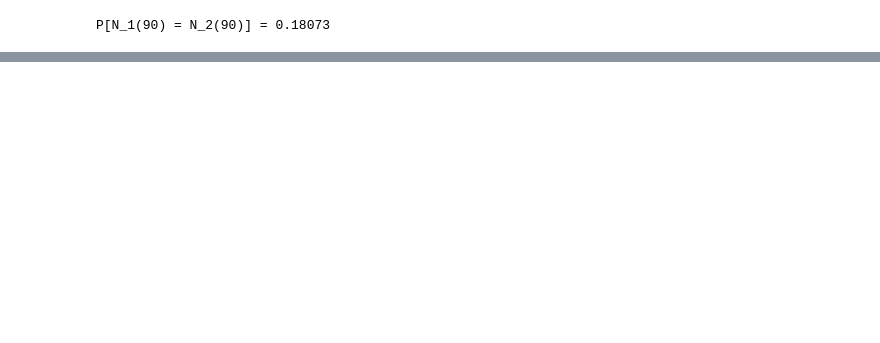
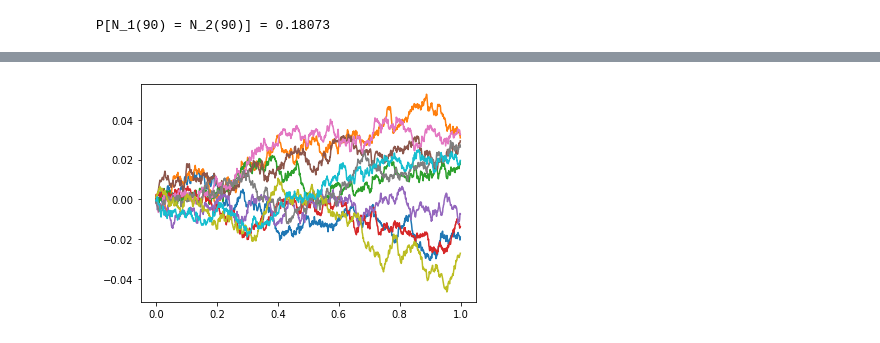
Before and after one commit to Ocete/mcd-pe-continuo, a Jupyter notebook: P1/ejercicios.ipynb, the cells around one changed output, grey strips where cells are left out. Saved outputs shown, nothing was run; the diff lists cells and outputs as text; code cells hidden in the pictures; blank space fills up the shorter version.

```diff
--- a/P1/ejercicios.ipynb
+++ b/P1/ejercicios.ipynb
@@ -496,0 +497,14 @@ where we used $\mathbb E [ W(t) ] = 0$ and $\text{Var} [ W(t) ] = $ for all $t \
+# %%
+def simulate_wiener_process(initial_value=0, t0=0, t1=1, delta_t=0.001, n_processes=1):
+    n_steps = int((t1-t0) / delta_t)
+    std = np.sqrt(delta_t)
+    noise = np.random.normal(loc=0, scale=std, size=(n_processes, n_steps))
+    acum_noise = np.cumsum(noise, axis=1)
+    return np.arange(t0, t1, delta_t), initial_value + std * acum_noise
+
+n_processes = 10
+t, trayectories = simulate_wiener_process(n_processes=n_processes)
+for trayectory in trayectories:
+    plt.plot(t, trayectory)
+# %% [output]
+[figure, added]
```
Also changed, not shown: parts of 12 cells of this notebook.
